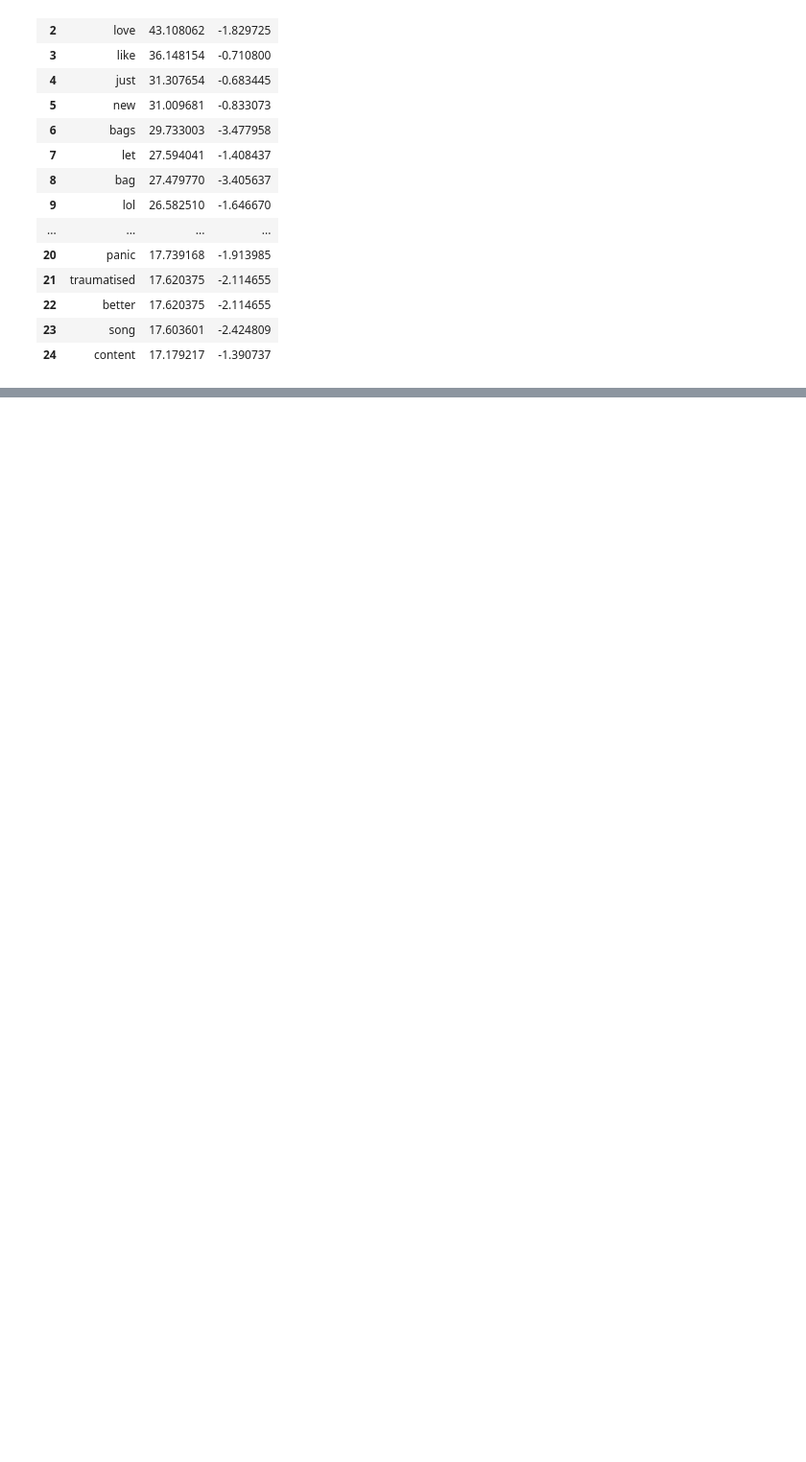
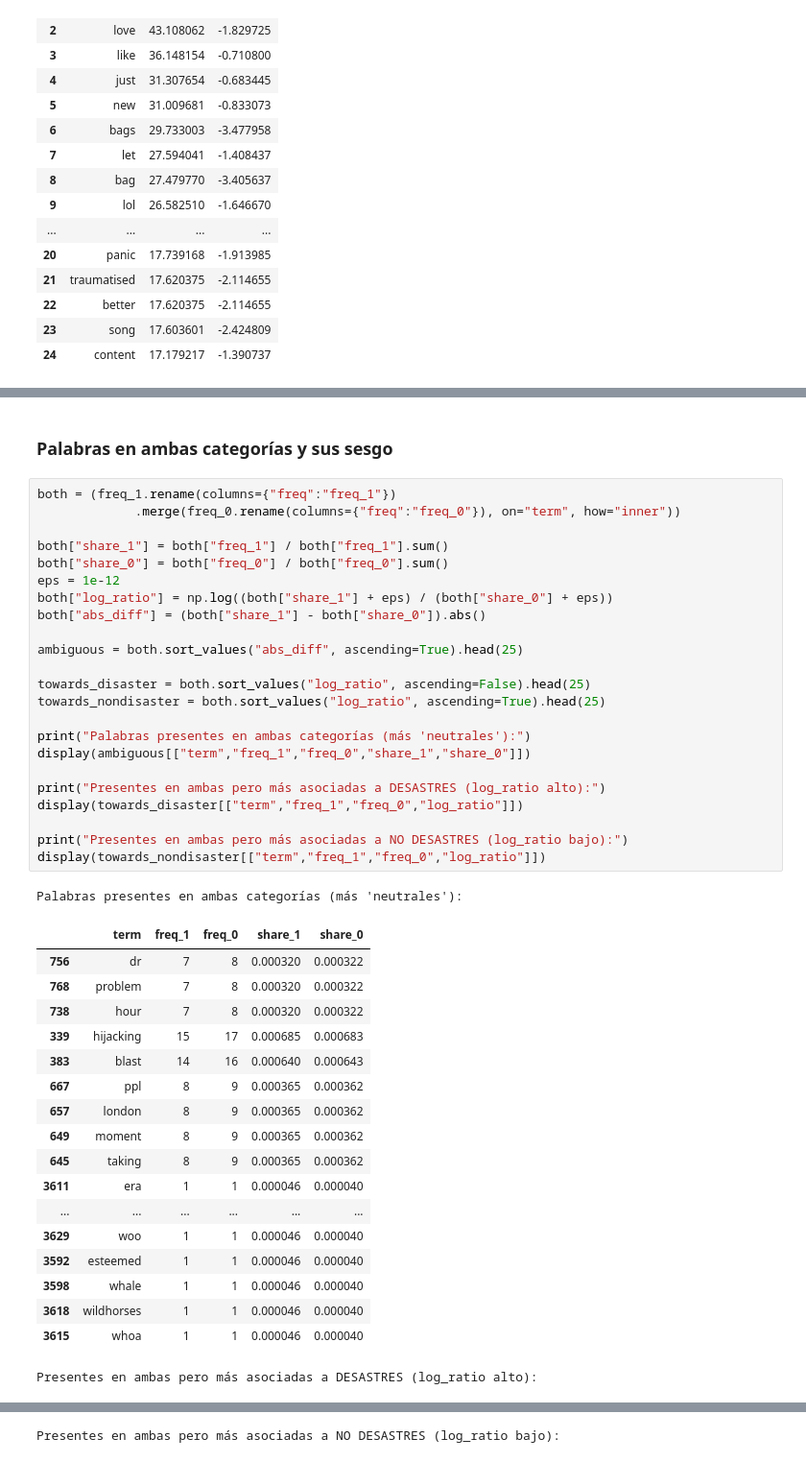
Before and after one commit to XavierLopez25/Lab05-DS, a Jupyter notebook: textMining.ipynb, the cells around one changed output, grey strips where cells are left out. Shown at 96% size. Drawn from its saved outputs; the diff is of its cells as text; blank space fills up the shorter version.

```diff
--- a/textMining.ipynb
+++ b/textMining.ipynb
@@ -413,0 +519,45 @@ display("Términos más informativos para No-Desastres (chi², unigramas)", top_
+# %% [markdown]
+### Palabras en ambas categorías y sus sesgo
+# %%
+both = (freq_1.rename(columns={"freq":"freq_1"})
+             .merge(freq_0.rename(columns={"freq":"freq_0"}), on="term", how="inner"))
+
+both["share_1"] = both["freq_1"] / both["freq_1"].sum()
+both["share_0"] = both["freq_0"] / both["freq_0"].sum()
+eps = 1e-12
+both["log_ratio"] = np.log((both["share_1"] + eps) / (both["share_0"] + eps))
+both["abs_diff"] = (both["share_1"] - both["share_0"]).abs()
+
+ambiguous = both.sort_values("abs_diff", ascending=True).head(25)
+
+towards_disaster = both.sort_values("log_ratio", ascending=False).head(25)
+towards_nondisaster = both.sort_values("log_ratio", ascending=True).head(25)
+
+print("Palabras presentes en ambas categorías (más 'neutrales'):")
+display(ambiguous[["term","freq_1","freq_0","share_1","share_0"]])
+
+print("Presentes en ambas pero más asociadas a DESASTRES (log_ratio alto):")
+display(towards_disaster[["term","freq_1","freq_0","log_ratio"]])
+
+print("Presentes en ambas pero más asociadas a NO DESASTRES (log_ratio bajo):")
+display(towards_nondisaster[["term","freq_1","freq_0","log_ratio"]])
+# %% [output]
+Palabras presentes en ambas categorías (más 'neutrales'):
+|  | term | freq_1 | freq_0 | share_1 | share_0 |
+| 756 | dr | 7 | 8 | 0.000320 | 0.000322 |
+| 768 | problem | 7 | 8 | 0.000320 | 0.000322 |
+| 738 | hour | 7 | 8 | 0.000320 | 0.000322 |
+| 339 | hijacking | 15 | 17 | 0.000685 | 0.000683 |
+| 383 | blast | 14 | 16 | 0.000640 | 0.000643 |
+| 667 | ppl | 8 | 9 | 0.000365 | 0.000362 |
+| 657 | london | 8 | 9 | 0.000365 | 0.000362 |
+| 649 | moment | 8 | 9 | 0.000365 | 0.000362 |
+| 645 | taking | 8 | 9 | 0.000365 | 0.000362 |
+| 3611 | era | 1 | 1 | 0.000046 | 0.000040 |
+| ... | ... | ... | ... | ... | ... |
+| 3629 | woo | 1 | 1 | 0.000046 | 0.000040 |
+| 3592 | esteemed | 1 | 1 | 0.000046 | 0.000040 |
+| 3598 | whale | 1 | 1 | 0.000046 | 0.000040 |
+| 3618 | wildhorses | 1 | 1 | 0.000046 | 0.000040 |
+| 3615 | whoa | 1 | 1 | 0.000046 | 0.000040 |
+Presentes en ambas pero más asociadas a DESASTRES (log_ratio alto):
@@ -413,0 +581 @@ display("Términos más informativos para No-Desastres (chi², unigramas)", top_
+Presentes en ambas pero más asociadas a NO DESASTRES (log_ratio bajo):
```
Also changed, not shown: parts of 22 cells of this notebook.
